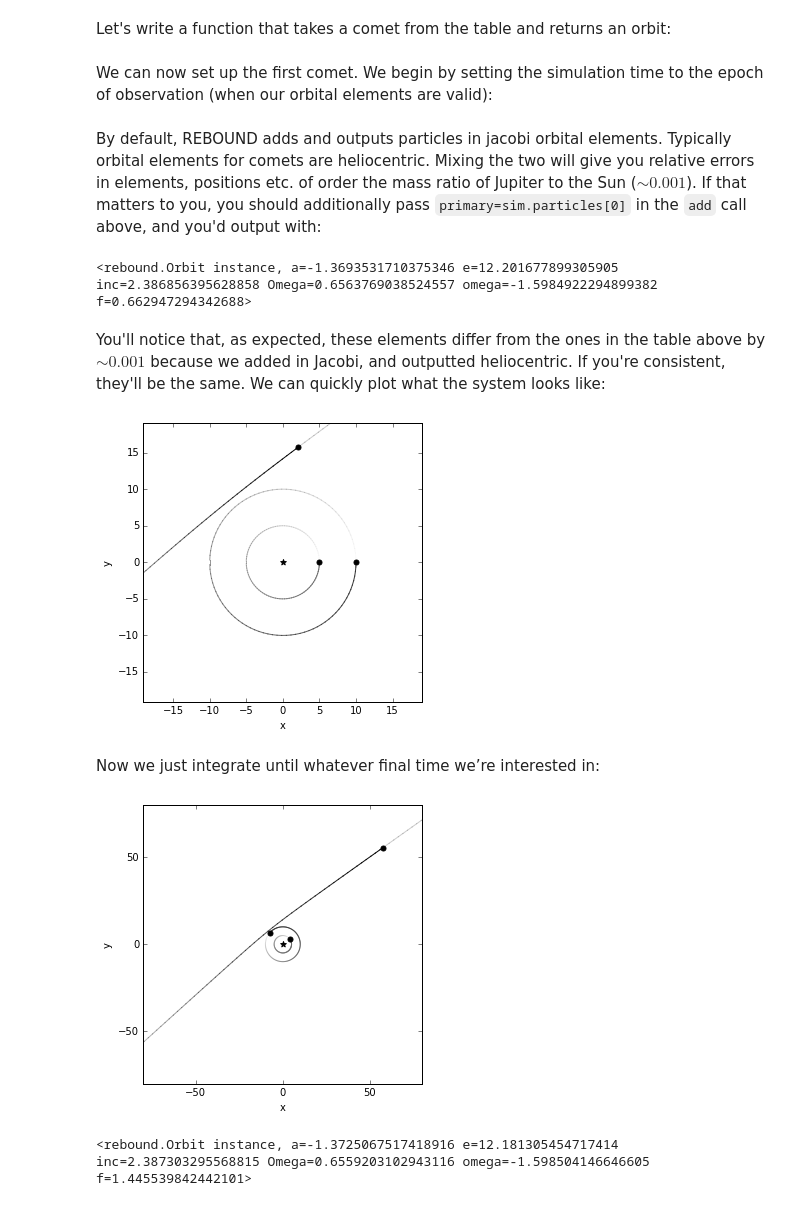
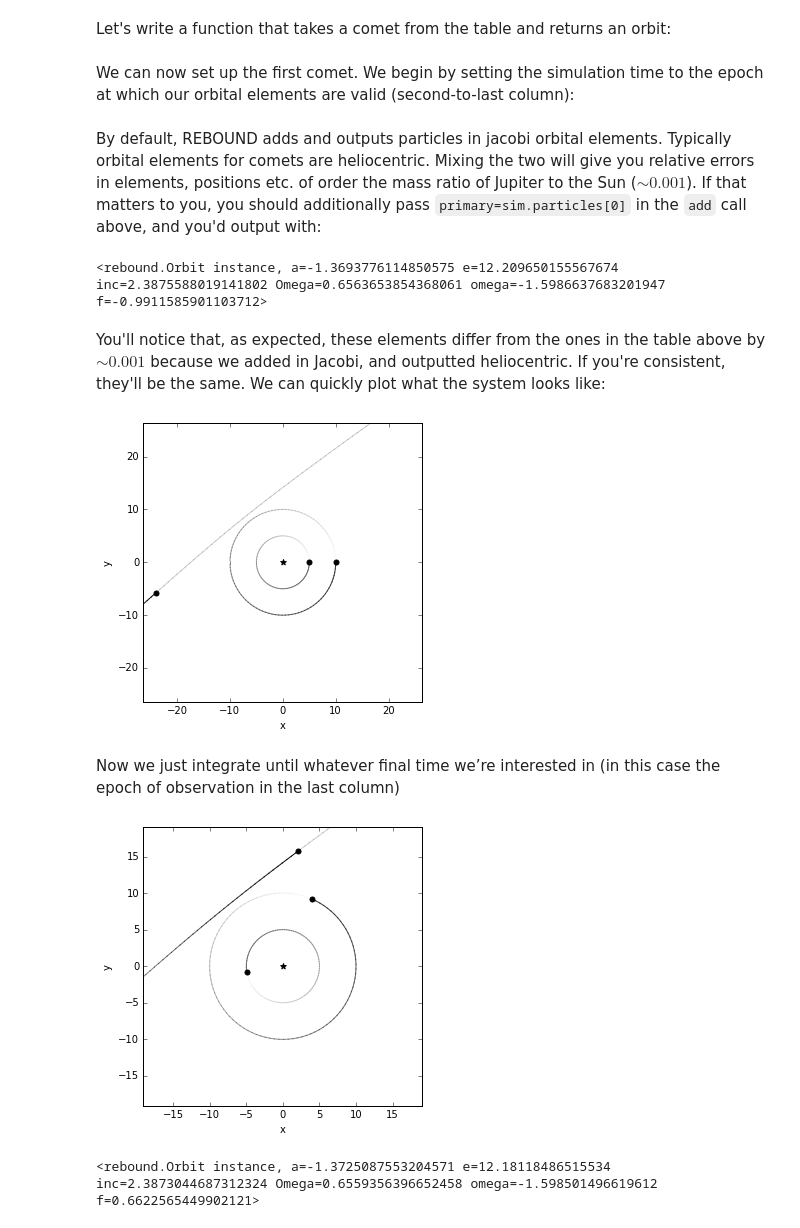
Before and after one commit to hannorein/rebound, a Jupyter notebook: ipython_examples/HyperbolicOrbits.ipynb, the cells around one changed output. Drawn from its saved outputs; the diff is of its cells as text; code cells hidden in the pictures.

Commit message:
updated hyperbolic orbits epoch explanation

```diff
--- a/ipython_examples/HyperbolicOrbits.ipynb
+++ b/ipython_examples/HyperbolicOrbits.ipynb
@@ -58,10 +58,10 @@ def getOrbit(comet_elem):
     o.T = comet_elem[6] # time of pericenter passage
     return o
 # %% [markdown]
-We can now set up the first comet.  We begin by setting the simulation time to the epoch of observation (when our orbital elements are valid):
+We can now set up the first comet.  We begin by setting the simulation time to the epoch at which our orbital elements are valid (second-to-last column):
 # %%
 comet_elem = comets[0]
-sim.t = comet_elem[-1] # last column is the time of observation
+sim.t = comet_elem[-2] # time in second-to-last column
 o = getOrbit(comet_elem)
 sim.add(a=o.a, e=o.e, inc=o.inc, Omega=o.Omega, omega=o.omega, T=o.T)
 # %% [markdown]
@@ -70,24 +70,23 @@ By default, REBOUND adds and outputs particles in jacobi orbital elements.  Typi
 comet = sim.particles[3]
 print(comet.calculate_orbit(primary=sim.particles[0]))
 # %% [output]
-<rebound.Orbit instance, a=-1.3693531710375346 e=12.201677899305905 inc=2.386856395628858 Omega=0.6563769038524557 omega=-1.5984922294899382 f=0.662947294342688>
+<rebound.Orbit instance, a=-1.3693776114850575 e=12.209650155567674 inc=2.3875588019141802 Omega=0.6563653854368061 omega=-1.5986637683201947 f=-0.9911585901103712>
 # %% [markdown]
 You'll notice that, as expected, these elements differ from the ones in the table above by $\sim 0.001$ because we added in Jacobi, and outputted heliocentric.  If you're consistent, they'll be the same.  We can quickly plot what the system looks like:
 # %%
 %matplotlib inline
 fig = rebound.OrbitPlot(sim, trails=True)
 # %% [output]
-[figure, old version]
+[figure, new version]
 # %% [markdown]
-Now we just integrate until whatever final time we’re interested in:
+Now we just integrate until whatever final time we’re interested in (in this case the epoch of observation in the last column)
 # %%
-tfinal = 60000 # Final time in days since J2000
-sim.integrate(tfinal)
+sim.integrate(comet_elem[-1])
 fig = rebound.OrbitPlot(sim, trails=True)
 # %% [output]
-[figure, old version]
+[figure, new version]
 # %%
 print(comet.orbit)
 # %% [output]
-<rebound.Orbit instance, a=-1.3725067517418916 e=12.181305454717414 inc=2.387303295568815 Omega=0.6559203102943116 omega=-1.598504146646605 f=1.445539842442101>
+<rebound.Orbit instance, a=-1.3725087553204571 e=12.18118486515534 inc=2.3873044687312324 Omega=0.6559356396652458 omega=-1.598501496619612 f=0.6622565449902121>
 # %% [markdown]
```
Also changed, not shown: parts of 2 cells of this notebook.
